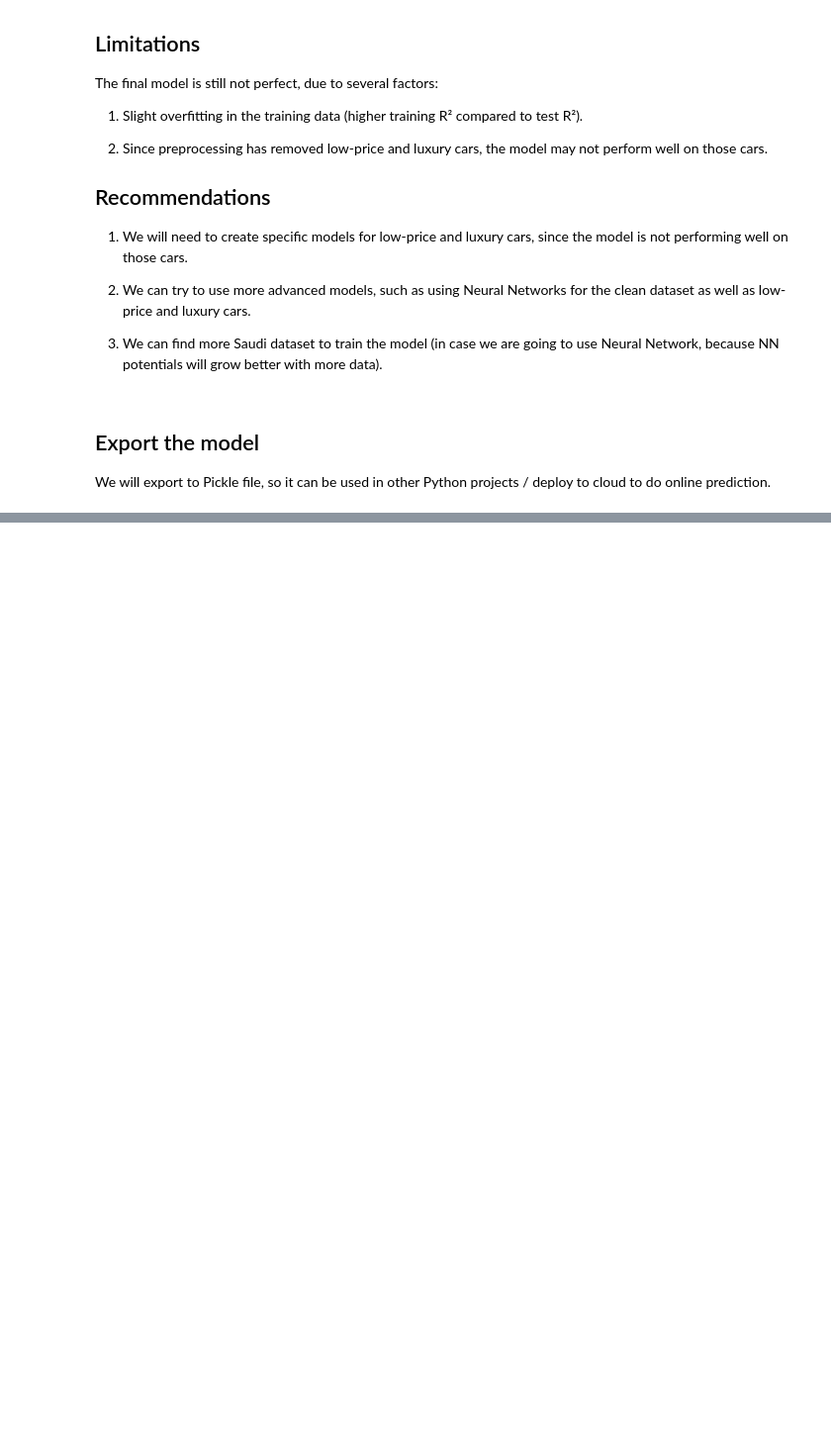
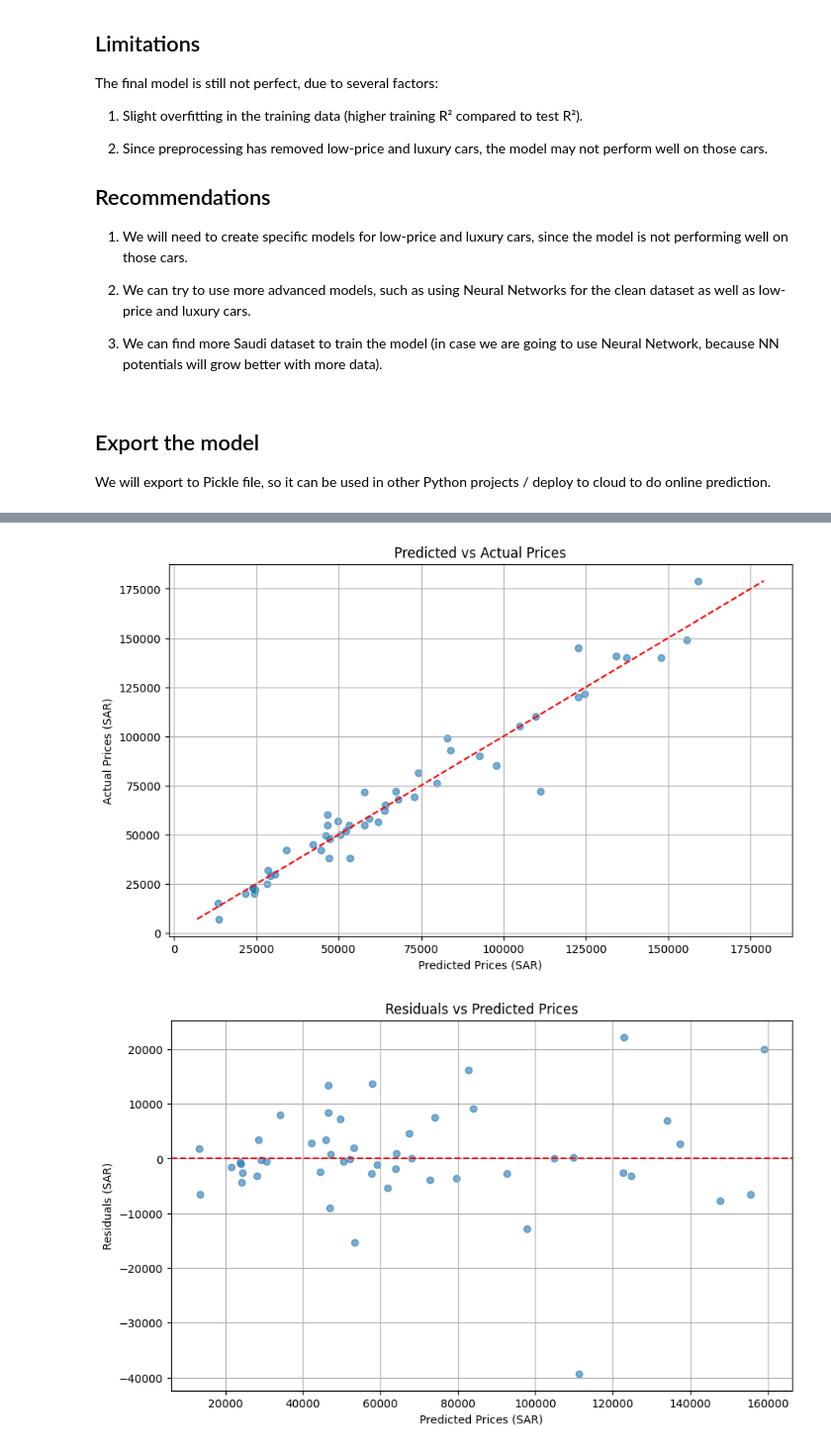
Before and after one commit to andresuchdata/saudi-used-cars, a Jupyter notebook: main.ipynb, the cells around one changed output, grey strips where cells are left out. Shown at 99% size. Cells and saved outputs as stored; diff of their text form; code cells hidden in the pictures; blank space fills up the shorter version.

Commit message:
update with final exported model prediction sample result

```diff
--- a/main.ipynb
+++ b/main.ipynb
@@ -1211,0 +1214,24 @@ Predicted: 30,376.94 SAR, Actual: 20,000.00 SAR
+# %%
+# Scatter Plot
+plt.figure(figsize=(10, 6))
+plt.scatter(predictions, actual, alpha=0.6)
+plt.plot([min(actual), max(actual)], [min(actual), max(actual)], color='red', linestyle='--')  # 45-degree line
+plt.title('Predicted vs Actual Prices')
+plt.xlabel('Predicted Prices (SAR)')
+plt.ylabel('Actual Prices (SAR)')
+plt.grid()
+plt.show()
+
+# Residual Plot
+residuals = actual - predictions
+plt.figure(figsize=(10, 6))
+plt.scatter(predictions, residuals, alpha=0.6)
+plt.axhline(0, color='red', linestyle='--')  # Line at zero
+plt.title('Residuals vs Predicted Prices')
+plt.xlabel('Predicted Prices (SAR)')
+plt.ylabel('Residuals (SAR)')
+plt.grid()
+plt.show()
+# %% [output]
+[figure, added]
+[figure, added]
```
Also changed, not shown: parts of 5 cells of this notebook.
